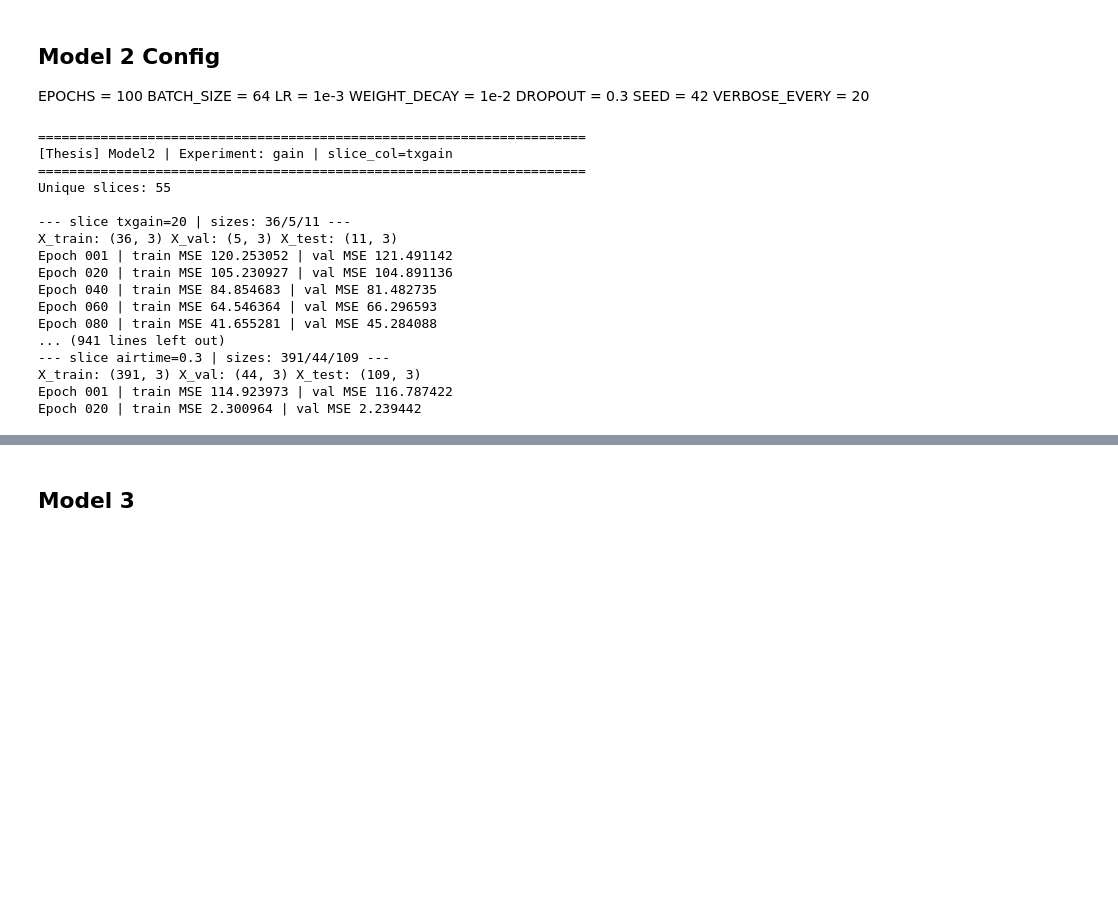
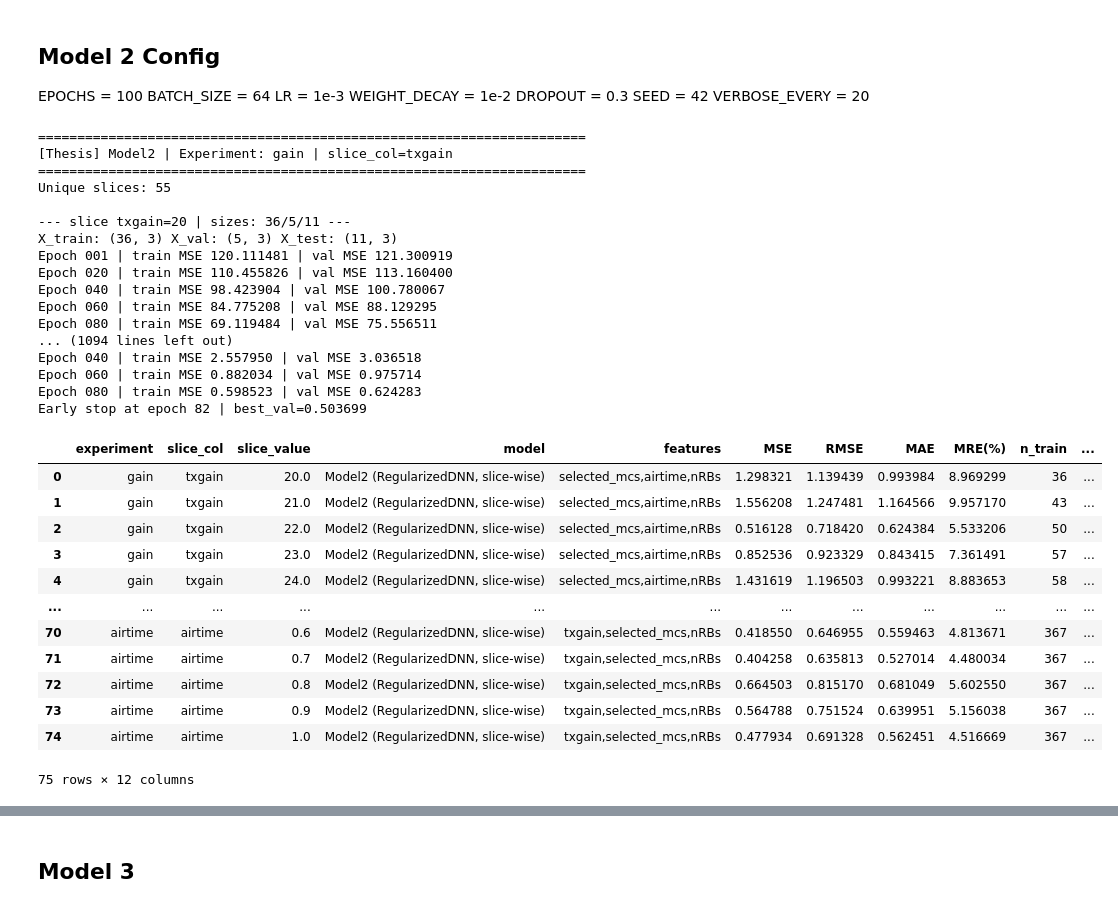
Before and after one commit to samiwu79/BAI_project, a Jupyter notebook: thesis_model.ipynb, the cells around one changed output, grey strips where cells are left out. Cells and saved outputs as stored; diff of their text form; code cells hidden in the pictures; blank space fills up the shorter version.

```diff
--- a/thesis_model.ipynb
+++ b/thesis_model.ipynb
@@ -544,8 +537,8 @@ class RegularizedDNN(nn.Module):
 def train_eval_model2_slice(
     train_df, val_df, test_df,
     feature_cols, target_col,
-    epochs=200, batch_size=16, lr=1e-3, weight_decay=1e-2,
-    seed=42, verbose_every=20
+    epochs=400, batch_size=32, lr=1e-3, weight_decay=1e-2,
+    patience=20, min_delta=0.0,seed=42, verbose_every=20
 ):
 
      # -------------------------
@@ -598,6 +591,11 @@ def train_eval_model2_slice(
     best_val = float("inf")
     best_state = None
 
+    import copy
+    best_val = float("inf")
+    best_state = None
+    no_improve = 0
+
     # -------------------------
     # Training loop
     # -------------------------
@@ -624,16 +622,26 @@ def train_eval_model2_slice(
             train_mse  = criterion(train_pred, y_train_t.to(device)).item()
             val_mse    = criterion(val_pred,   y_val_t.to(device)).item()
 
-        # Track best checkpoint by val MSE
-        if val_mse < best_val:
+        # ---- Early stopping (track best by val MSE) ----
+        improved = (best_val - val_mse) > min_delta
+        if improved:
             best_val = val_mse
-            best_state = {k: v.detach().cpu().clone() for k, v in model.state_dict().items()}
+            best_state = {k: v.detach().cpu().clone()
+                        for k, v in model.state_dict().items()}
+            no_improve = 0
+        else:
+            no_improve += 1
+
+        if no_improve >= patience:
+            print(f"Early stop at epoch {epoch} | best_val={best_val:.6f}")
+            break
 
         if epoch == 1 or epoch % verbose_every == 0:
             print(f"Epoch {epoch:03d} | train MSE {train_mse:.6f} | val MSE {val_mse:.6f}")
 
      # Load best checkpoint
-    model.load_state_dict(best_state)
+    if best_state is not None:
+        model.load_state_dict(best_state)
 
     # -------------------------
     # Test evaluation
@@ -664,7 +672,7 @@ results = []
 test_outputs_m2_slices = {}
 trained_models_m2_slices = {}
 
-MIN_SLICE_SIZE = 30
+MIN_SLICE_SIZE = 5
 
 for exp_name, exp_cfg in EXPERIMENTS.items():
     slice_col    = exp_cfg["slice_col"]
@@ -703,7 +711,8 @@ for exp_name, exp_cfg in EXPERIMENTS.items():
             train_df, val_df, test_df,
             feature_cols = exp_cfg["feature_cols"],
             target_col=target_col,
-            epochs=200, batch_size=16, lr=1e-3, weight_decay=1e-2,
+            epochs=400, batch_size=32, lr=1e-3, weight_decay=1e-2,
+            patience =20, min_delta=1e-4,
             seed=42, verbose_every=20
         )
 
@@ -719,40 +728,53 @@ for exp_name, exp_cfg in EXPERIMENTS.items():
             "MRE(%)": out["mre_pct"],
             "n_train": len(train_df),
             "n_val": len(val_df),
             "n_test": len(test_df),
         })
 
         trained_models_m2_slices[exp_name][float(sval)] = {
             "model": out["model"],
             "scaler": out["scaler"]
         }
 
         test_outputs_m2_slices[exp_name][float(sval)] = {
             "test_df": test_df.copy(),
             "y_true": out["y_true"],
             "y_pred_m2": out["y_pred"]
         }
 
 results_df = pd.DataFrame(results)
 display(results_df)
 
 print("\n=== Summary (sorted by experiment + MRE) ===")
 print(results_df.sort_values(["experiment", "MRE(%)"]))
 # %% [output]
 ======================================================================
 [Thesis] Model2 | Experiment: gain | slice_col=txgain
 ======================================================================
 Unique slices: 55
 
 --- slice txgain=20 | sizes: 36/5/11 ---
 X_train: (36, 3) X_val: (5, 3) X_test: (11, 3)
-Epoch 001 | train MSE 120.253052 | val MSE 121.491142
-Epoch 020 | train MSE 105.230927 | val MSE 104.891136
-Epoch 040 | train MSE 84.854683 | val MSE 81.482735
-Epoch 060 | train MSE 64.546364 | val MSE 66.296593
-Epoch 080 | train MSE 41.655281 | val MSE 45.284088
-... (941 lines left out)
---- slice airtime=0.3 | sizes: 391/44/109 ---
-X_train: (391, 3) X_val: (44, 3) X_test: (109, 3)
-Epoch 001 | train MSE 114.923973 | val MSE 116.787422
-Epoch 020 | train MSE 2.300964 | val MSE 2.239442
+Epoch 001 | train MSE 120.111481 | val MSE 121.300919
+Epoch 020 | train MSE 110.455826 | val MSE 113.160400
+Epoch 040 | train MSE 98.423904 | val MSE 100.780067
+Epoch 060 | train MSE 84.775208 | val MSE 88.129295
+Epoch 080 | train MSE 69.119484 | val MSE 75.556511
+... (1094 lines left out)
+Epoch 040 | train MSE 2.557950 | val MSE 3.036518
+Epoch 060 | train MSE 0.882034 | val MSE 0.975714
+Epoch 080 | train MSE 0.598523 | val MSE 0.624283
+Early stop at epoch 82 | best_val=0.503699
+|  | experiment | slice_col | slice_value | model | features | MSE | RMSE | MAE | MRE(%) | n_train | ... |
+| 0 | gain | txgain | 20.0 | Model2 (RegularizedDNN, slice-wise) | selected_mcs,airtime,nRBs | 1.298321 | 1.139439 | 0.993984 | 8.969299 | 36 | ... |
+| 1 | gain | txgain | 21.0 | Model2 (RegularizedDNN, slice-wise) | selected_mcs,airtime,nRBs | 1.556208 | 1.247481 | 1.164566 | 9.957170 | 43 | ... |
+| 2 | gain | txgain | 22.0 | Model2 (RegularizedDNN, slice-wise) | selected_mcs,airtime,nRBs | 0.516128 | 0.718420 | 0.624384 | 5.533206 | 50 | ... |
+| 3 | gain | txgain | 23.0 | Model2 (RegularizedDNN, slice-wise) | selected_mcs,airtime,nRBs | 0.852536 | 0.923329 | 0.843415 | 7.361491 | 57 | ... |
+| 4 | gain | txgain | 24.0 | Model2 (RegularizedDNN, slice-wise) | selected_mcs,airtime,nRBs | 1.431619 | 1.196503 | 0.993221 | 8.883653 | 58 | ... |
+| ... | ... | ... | ... | ... | ... | ... | ... | ... | ... | ... | ... |
+| 70 | airtime | airtime | 0.6 | Model2 (RegularizedDNN, slice-wise) | txgain,selected_mcs,nRBs | 0.418550 | 0.646955 | 0.559463 | 4.813671 | 367 | ... |
+| 71 | airtime | airtime | 0.7 | Model2 (RegularizedDNN, slice-wise) | txgain,selected_mcs,nRBs | 0.404258 | 0.635813 | 0.527014 | 4.480034 | 367 | ... |
+| 72 | airtime | airtime | 0.8 | Model2 (RegularizedDNN, slice-wise) | txgain,selected_mcs,nRBs | 0.664503 | 0.815170 | 0.681049 | 5.602550 | 367 | ... |
+| 73 | airtime | airtime | 0.9 | Model2 (RegularizedDNN, slice-wise) | txgain,selected_mcs,nRBs | 0.564788 | 0.751524 | 0.639951 | 5.156038 | 367 | ... |
+| 74 | airtime | airtime | 1.0 | Model2 (RegularizedDNN, slice-wise) | txgain,selected_mcs,nRBs | 0.477934 | 0.691328 | 0.562451 | 4.516669 | 367 | ... |
+75 rows × 12 columns
```
Also changed, not shown: parts of 4 cells of this notebook.
